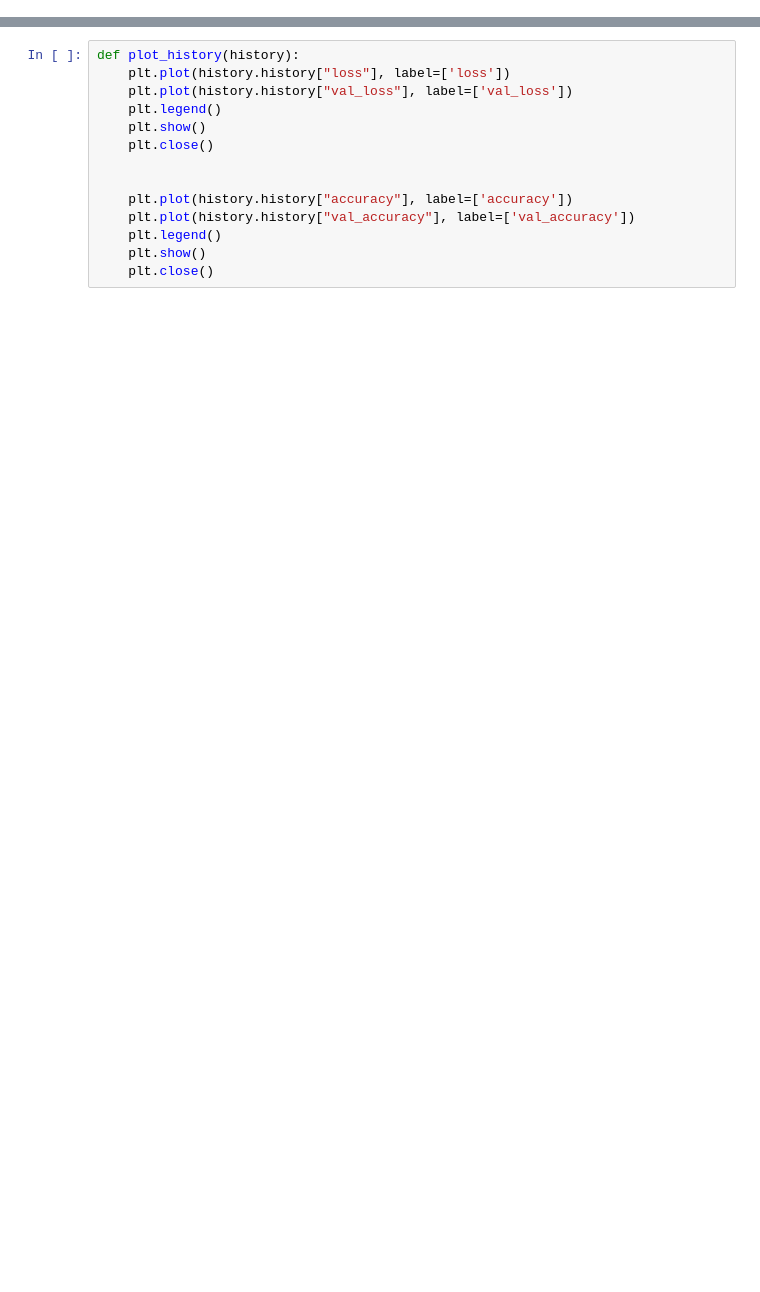
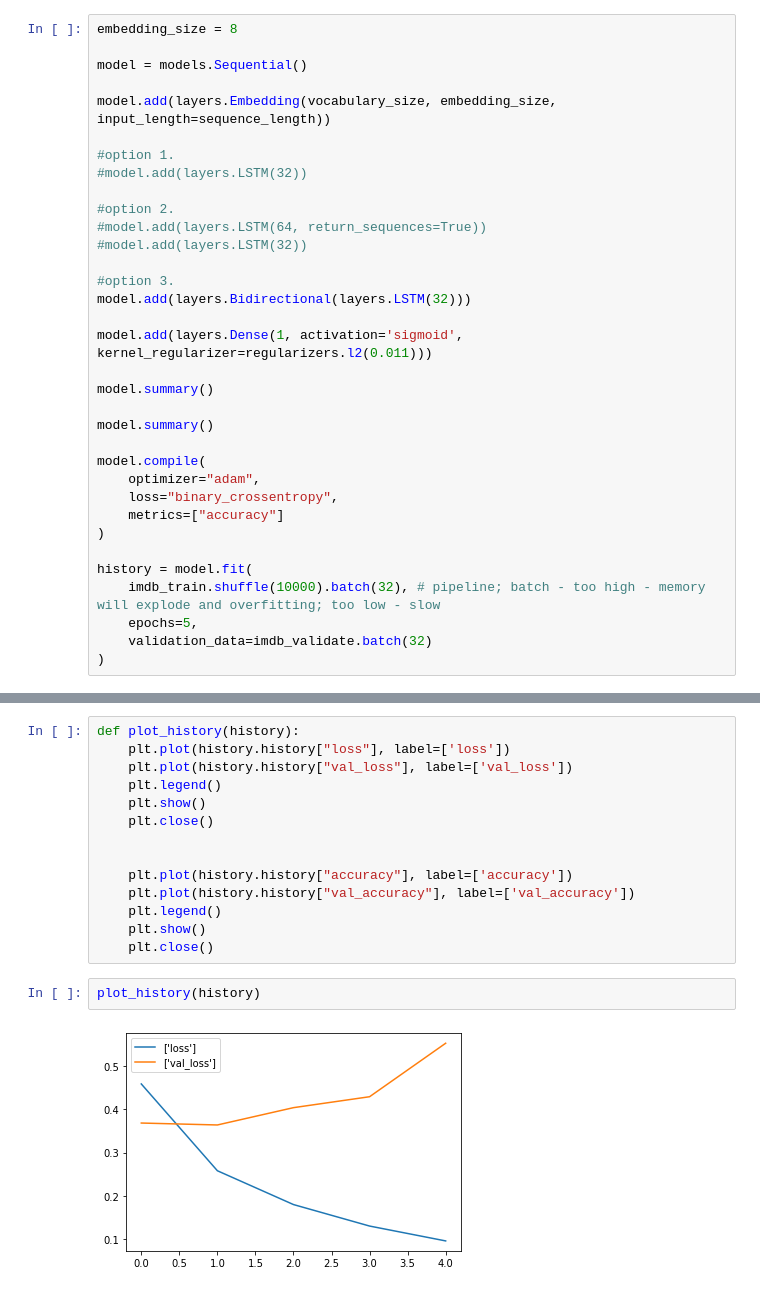
Before and after one commit to NAVSmith/DL_pipelines, a Jupyter notebook: LSTM_For Real.ipynb, the cells around one changed output, grey strips where cells are left out. Cells and saved outputs as stored; diff of their text form; blank space fills up the shorter version.

Commit message:
update some of the pipelines

```diff
--- a/LSTM_For Real.ipynb
+++ b/LSTM_For Real.ipynb
@@ -35,3 +35,37 @@ imdb_validate = tf.data.Dataset.from_tensor_slices(
 imdb_test = tf.data.Dataset.from_tensor_slices(
     (x_test, y_test)
 ).cache()
+# %%
+embedding_size = 8
+
+model = models.Sequential()
+
+model.add(layers.Embedding(vocabulary_size, embedding_size, input_length=sequence_length))
+
+#option 1.
+#model.add(layers.LSTM(32))
+
+#option 2.
+#model.add(layers.LSTM(64, return_sequences=True))
+#model.add(layers.LSTM(32))
+
+#option 3.
+model.add(layers.Bidirectional(layers.LSTM(32)))
+
+model.add(layers.Dense(1, activation='sigmoid', kernel_regularizer=regularizers.l2(0.011)))
+
+model.summary()
+
+model.summary()
+
+model.compile(
+    optimizer="adam",
+    loss="binary_crossentropy",
+    metrics=["accuracy"]
+)
+
+history = model.fit(
+    imdb_train.shuffle(10000).batch(32), # pipeline; batch - too high - memory will explode and overfitting; too low - slow
+    epochs=5,
+    validation_data=imdb_validate.batch(32)
+)
@@ -49,3 +101,7 @@ def plot_history(history):
     plt.legend()
     plt.show()
     plt.close()
+# %%
+plot_history(history)
+# %% [output]
+[figure, added]
```
Also changed, not shown: parts of 3 cells of this notebook, 5 other files.
